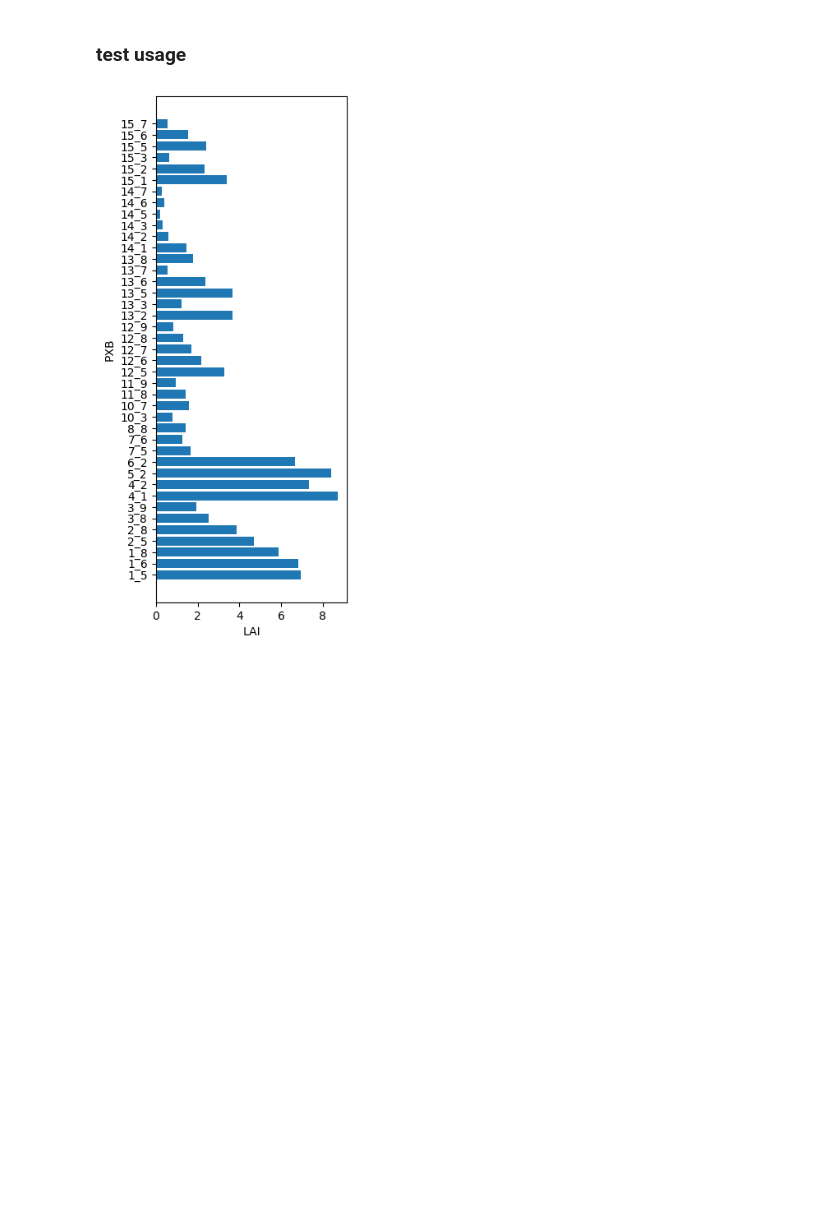
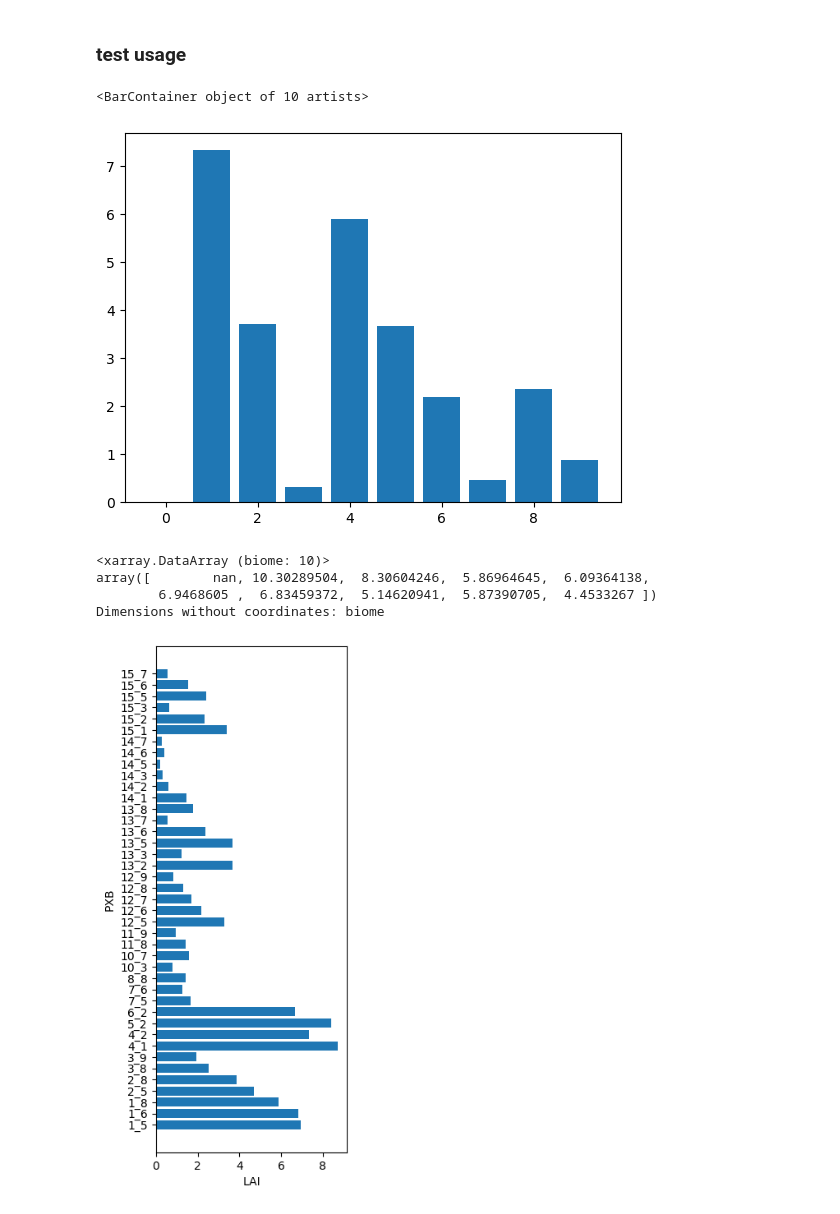
Before and after one commit to NCAR/ctsm6_ppe, a Jupyter notebook: biomes/biome_area.ipynb, the cells around one changed output. Saved outputs shown, nothing was run; the diff lists cells and outputs as text; code cells hidden in the pictures; blank space fills up the shorter version.

```diff
--- a/biomes/biome_area.ipynb
+++ b/biomes/biome_area.ipynb
@@ -87,0 +104,11 @@ laipxb=(lai*lapxb).sum(dim='pft')/lapxb.sum(dim='pft')
+# %%
+lapxb=tmp.lapxb_sg
+# %%
+### biome average LAI, via h1 data
+x=(lapxb*lai).sum(dim=['pft','vegtype'])/(lapxb).sum(dim=['pft','vegtype'])
+xm=x.mean(dim='year')
+# %%
+plt.bar(range(10),xm)
+# %% [output]
+<BarContainer object of 10 artists>
+[figure, added]
@@ -88,3 +117,10 @@ laipxb=(lai*lapxb).sum(dim='pft')/lapxb.sum(dim='pft')
+# %%
+x.isel(vegtype=1)
+# %% [output]
+<xarray.DataArray (biome: 10)>
+array([        nan, 10.30289504,  8.30604246,  5.86964645,  6.09364138,
+        6.9468605 ,  6.83459372,  5.14620941,  5.87390705,  4.4533267 ])
+Dimensions without coordinates: biome
 # %%
 npxb=len(lapxb.pxb)
 # %%
```
Also changed, not shown: parts of 19 cells of this notebook.
